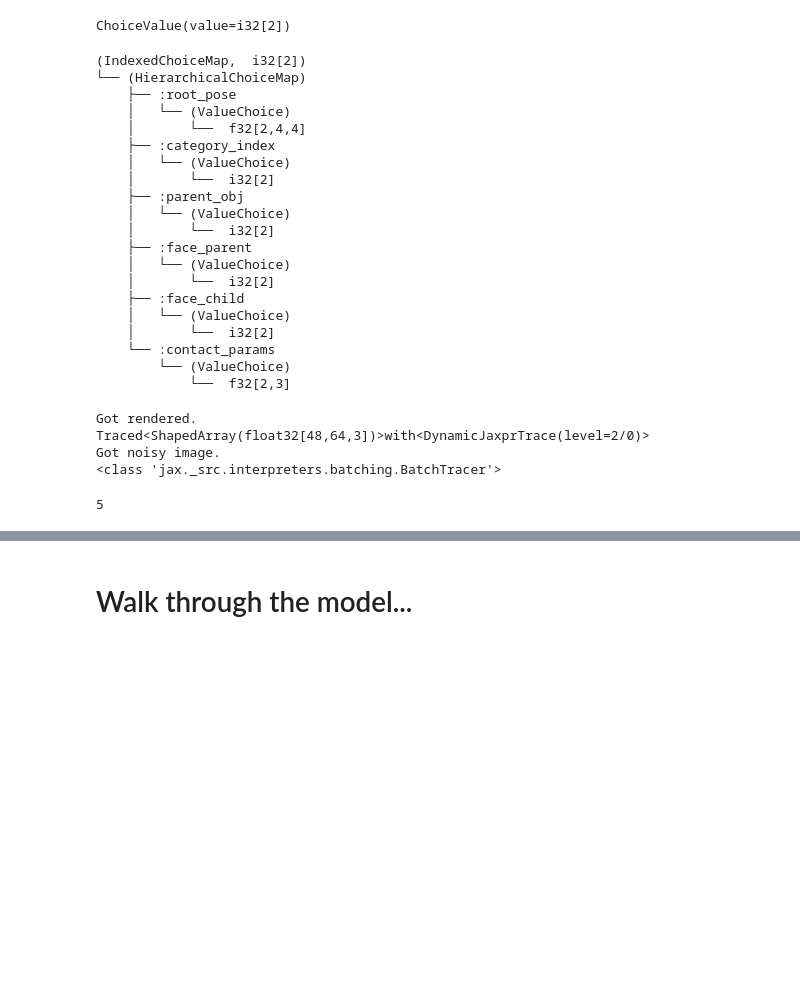
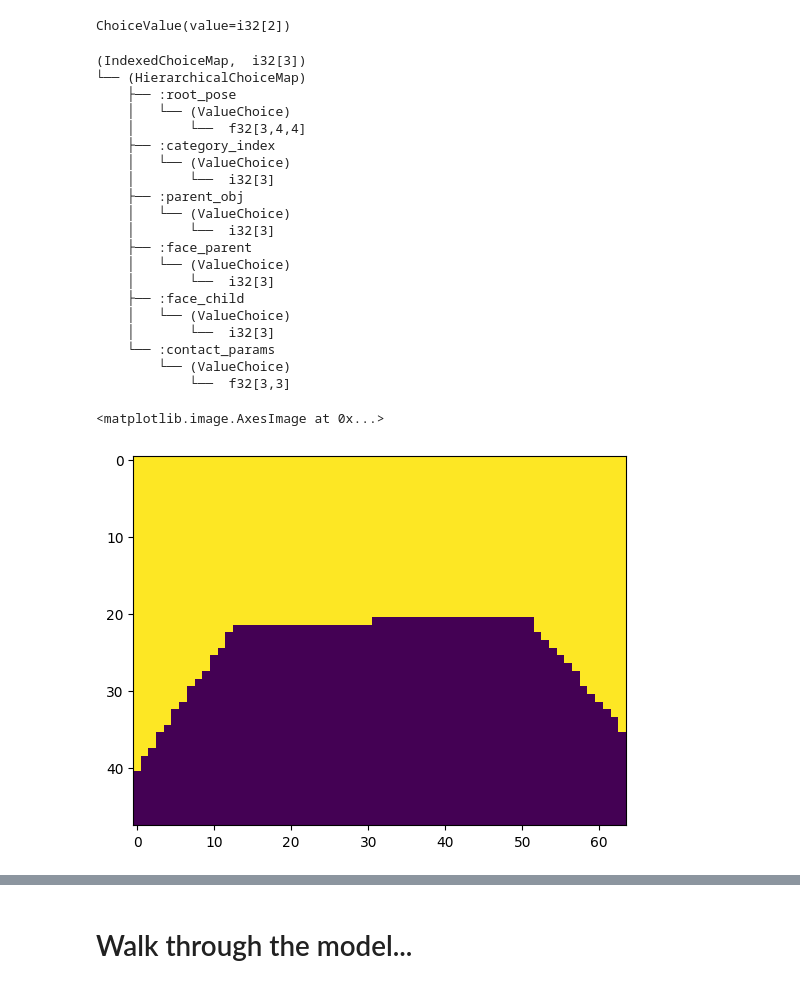
Before and after one commit to georgematheos/bayes3d_experiments, a Jupyter notebook: experiments/test4.ipynb, the cells around one changed output, grey strips where cells are left out. Cells and saved outputs as stored; diff of their text form; code cells hidden in the pictures; blank space fills up the shorter version.

```diff
--- a/experiments/test4.ipynb
+++ b/experiments/test4.ipynb
@@ -131,7 +131,7 @@ cm.get_submap("a")
 ChoiceValue(value=i32[2])
 # %%
 map_choicemap = genjax.indexed_choice_map(
-            jnp.array([0, 1]),
+            jnp.array([0, 1, 2]),
             flat_choicemaps_to_vector_choicemap([
                 genjax.choice_map({
                     "root_pose": X_CT,
@@ -148,67 +148,55 @@ map_choicemap = genjax.indexed_choice_map(
                     "face_parent": 2,
                     "face_child": 3,
                     "contact_params": jnp.zeros(3)
+                }),
+                genjax.choice_map({
+                    "root_pose": jnp.eye(4),
+                    "parent_obj": 1,
+                    "category_index": 6,
+                    "face_parent": 1,
+                    "face_child": 4,
+                    "contact_params": jnp.array([-0., 0., 0.2])
                 })
             ])
         )
 
 console.print(map_choicemap)
 # %% [output]
-(IndexedChoiceMap,  i32[2])
+(IndexedChoiceMap,  i32[3])
 └── (HierarchicalChoiceMap)
     ├── :root_pose
     │   └── (ValueChoice)
-    │       └──  f32[2,4,4]
+    │       └──  f32[3,4,4]
     ├── :category_index
     │   └── (ValueChoice)
-    │       └──  i32[2]
+    │       └──  i32[3]
     ├── :parent_obj
     │   └── (ValueChoice)
-    │       └──  i32[2]
+    │       └──  i32[3]
     ├── :face_parent
     │   └── (ValueChoice)
-    │       └──  i32[2]
+    │       └──  i32[3]
     ├── :face_child
     │   └── (ValueChoice)
-    │       └──  i32[2]
+    │       └──  i32[3]
     └── :contact_params
         └── (ValueChoice)
-            └──  f32[2,3]
+            └──  f32[3,3]
 # %%
+key = jax.random.PRNGKey(2)
 trace, _ = importance_jit(key, genjax.choice_map({
         "camera_pose": jnp.eye(4),
         "objects": map_choicemap,
-        # ("objects", 0): genjax.choice_map({
-        #     "root_pose": X_CT,
-        #     "category_index": 0,
-        #     "parent_obj": -1
-        # }),
-        # ("objects", 1): genjax.choice_map({
-        #     "parent_obj": -0,
-        #     "category_index": 2,
-        #     "face_parent": 2,
-        #     "face_child": 3,
-        #     "contact_params": jnp.zeros(3)
-        # })
     }), (
         genjax.const(5), # max_n_objects
-        5,               # n_objects
+        1,               # n_objects
         # possible_object_indices
         jnp.arange(len(b.RENDERER.meshes)),
         # pose_bounds
         jnp.array([-jnp.ones(3)*5.0, jnp.ones(3)*5.0]),
         # contact_bounds
-        jnp.array([jnp.array([-2, -2, -jnp.pi]), jnp.array([2.0, 2.0, jnp.pi])]),
+        jnp.array([jnp.array([-.5, -.5, -jnp.pi]), jnp.array([.5, .5, jnp.pi])]),
         # all_box_dims
         b.RENDERER.model_box_dims
     )
 )
-# %% [output]
-Got rendered.
-Traced<ShapedArray(float32[48,64,3])>with<DynamicJaxprTrace(level=2/0)>
-Got noisy image.
-<class 'jax._src.interpreters.batching.BatchTracer'>
-# %%
-genjax.const(5).const
-# %% [output]
-5
@@ -214,0 +205,5 @@ genjax.const(5).const
+# %%
+plt.imshow(trace["image"][:, :, 2])
+# %% [output]
+<matplotlib.image.AxesImage at 0x...>
+[figure, added]
```
Also changed, not shown: parts of 15 cells of this notebook, 1 other file.
